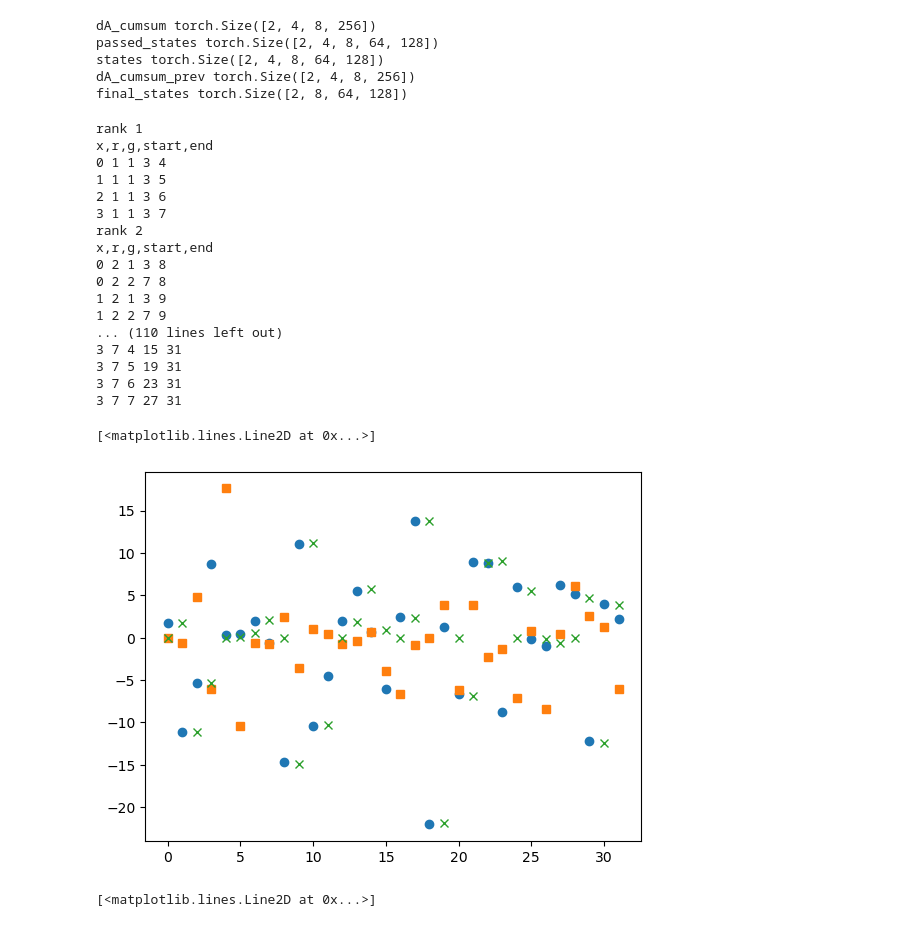
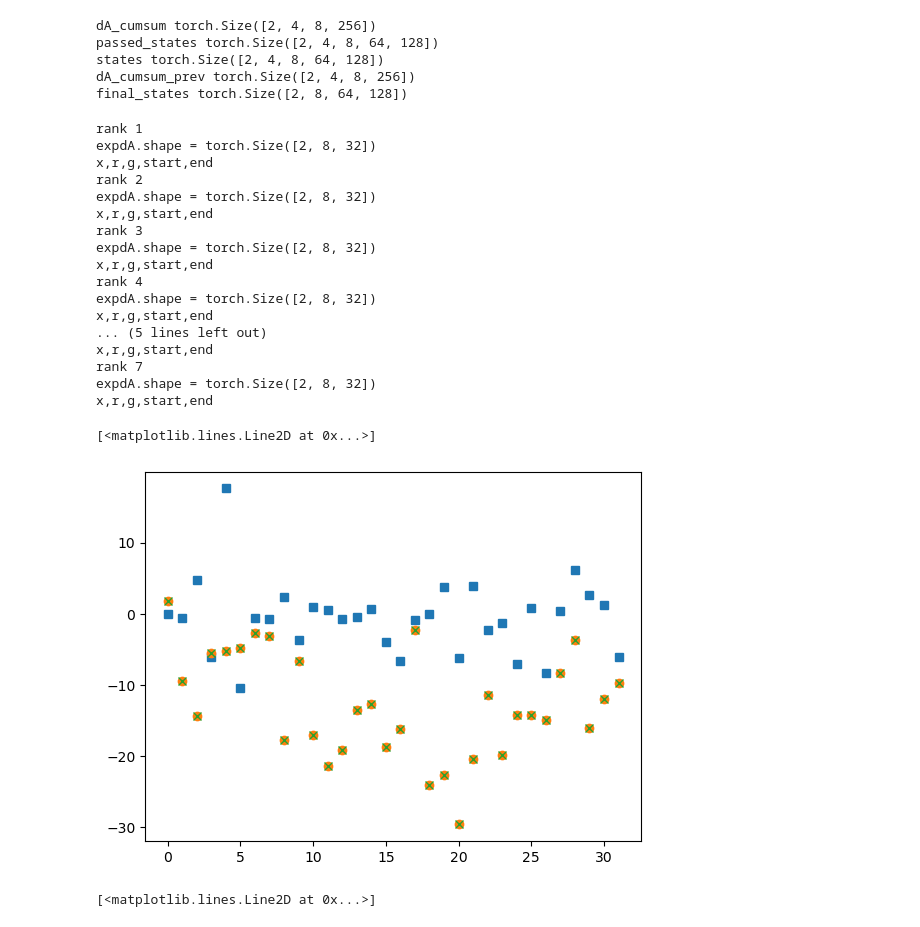
Before and after one commit to state-spaces/mamba, a Jupyter notebook: tests.ipynb, the cells around one changed output. Drawn from its saved outputs; the diff is of its cells as text; code cells hidden in the pictures.

```diff
--- a/tests.ipynb
+++ b/tests.ipynb
@@ -197,8 +197,9 @@ tests
            1.4273e-02, -3.1790e-02]])}
 # %%
 import os
-dist_dir = 'Test/mamba/par_save'
-ser_dir = 'Test/mamba/ser_save'
+import torch
+dist_dir = 'par_save'
+ser_dir = 'ser_save'
 files = ['dA_cumsum','passed_states', 'states','dA_cumsum_prev','final_states']
 dist_dict = {}
 num_gpus=8
@@ -232,20 +233,41 @@ def reduce(tensor_list, states, dA_cumsum, chunks_per_gpu):
     #if rank == 1:
     #    return states
     expdA = torch.exp(dA_cumsum[:, :, :, -1]) #dA_cumsum (b,h,c,dim_c) #State passing get's last element for some reason
-    #print(f"{expdA.shape = }")
+    print(f"{expdA.shape = }")
     print('x,r,g,start,end')
     for x in range(states_per_gpu): #Intra GPU Chunk #
         for gpu,final_state in enumerate(tensor_list,start=1):
             #if gpu == rank:
             #    break
             start, end = gpu*chunks_per_gpu-1, rank*chunks_per_gpu+x
-            print(x, rank, gpu, start,end)
+            #print(x, rank, gpu, start,end)
             scale = torch.prod(expdA[:,:,start:end], dim = 2)
             #print(scale.shape, states[:,i,:,:].shape)
             scale = scale[:,:,None,None]
+            #print(scale)
             states[:,x,:,:] += final_state*scale
     return states
+
+def reduce_ref(states, dA_cumsum):
+    nstates = states.shape[1]
+    states_out = []
+    #print(states.shape)
+    state = torch.zeros_like(states[:,0,:,:])
+    expdA = torch.exp(dA_cumsum[:, :, :, -1])
+    for i in range(nstates):
+        scale = torch.exp(expdA[:,i,:])
+        state = state + scale[:,:,None,None]*states[:,i,:,:]
+        #print(state.shape)
+        states_out.append(state.unsqueeze(1))
+    return torch.concat(states_out, dim = 1)
+# %%
+res1 = reduce_ref(torch.concat(dist_dict['states'], dim = 1).clone(),
+                 torch.concat(dist_dict['dA_cumsum'], dim=1))
+res2 = reduce_ref(ser_dict['states'].clone(),
+                 ser_dict['dA_cumsum'])
+#print(res.shape)
 # %%
+from einops import rearrange
 res = []
 n_chunks_per_gpu = 32//8
 res = torch.concat([reduce(dist_dict['final_states'][:rank],
@@ -254,29 +276,31 @@ res = torch.concat([reduce(dist_dict['final_states'][:rank],
               n_chunks_per_gpu,) if rank else dist_dict['states'][rank].clone() for rank in range(0,8)], dim=1)
 # %% [output]
 rank 1
+expdA.shape = torch.Size([2, 8, 32])
 x,r,g,start,end
-0 1 1 3 4
-1 1 1 3 5
-2 1 1 3 6
-3 1 1 3 7
 rank 2
+expdA.shape = torch.Size([2, 8, 32])
 x,r,g,start,end
-0 2 1 3 8
-0 2 2 7 8
-1 2 1 3 9
-1 2 2 7 9
-... (110 lines left out)
-3 7 4 15 31
-3 7 5 19 31
-3 7 6 23 31
-3 7 7 27 31
+rank 3
+expdA.shape = torch.Size([2, 8, 32])
+x,r,g,start,end
+rank 4
+expdA.shape = torch.Size([2, 8, 32])
+x,r,g,start,end
+... (5 lines left out)
+x,r,g,start,end
+rank 7
+expdA.shape = torch.Size([2, 8, 32])
+x,r,g,start,end
 # %%
-plt.plot(res.sum(dim=(2,3,4))[0,:],'o')
+import matplotlib.pyplot as plt
 plt.plot(ser_dict['passed_states'].sum(dim=(2,3,4))[0,:],'s')
-plt.plot(torch.concat(dist_dict['passed_states'], dim=1).sum(dim=(2,3,4))[0,:],'x')
+plt.plot(res1.sum(dim=(2,3,4))[0,:],'o')
+plt.plot(res2.sum(dim=(2,3,4))[0,:],'x')
+#plt.plot(torch.concat(dist_dict['states'], dim=1).sum(dim=(2,3,4))[0,:],'x')
 # %% [output]
 [<matplotlib.lines.Line2D at 0x...>]
-[figure, old version]
+[figure, new version]
 # %%
 plt.plot([x.mean() for x in dist_dict['states']])
 # %% [output]
```
